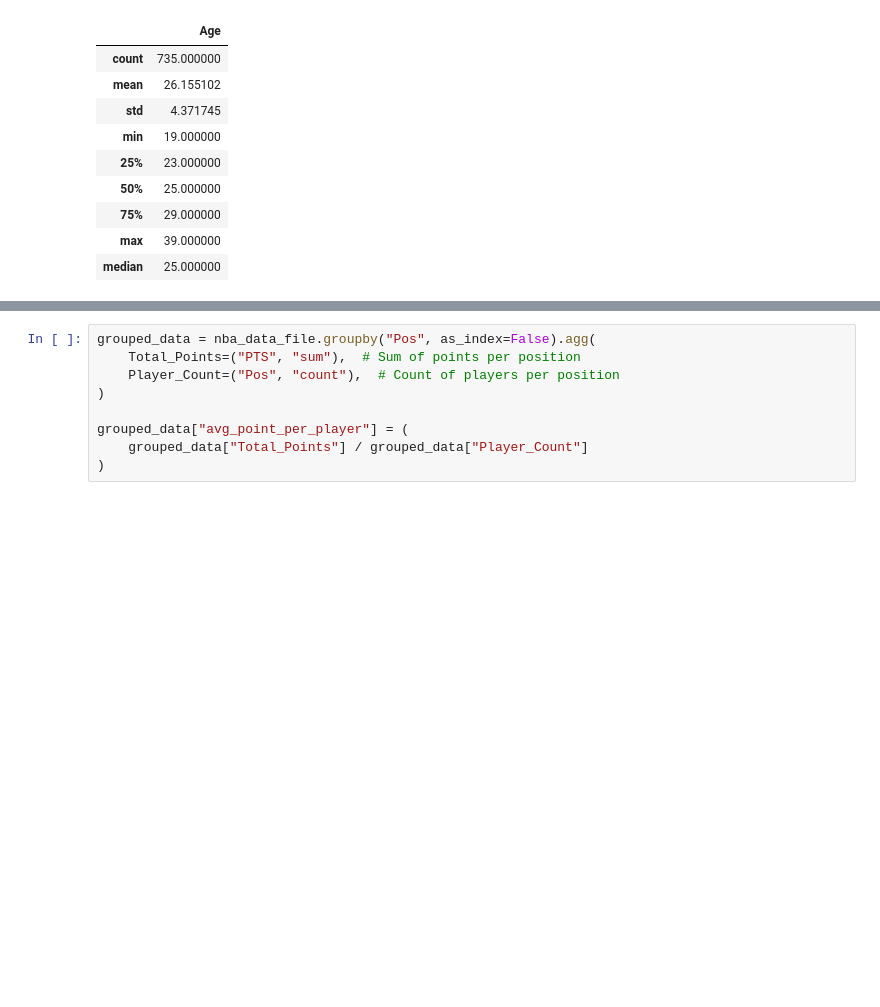
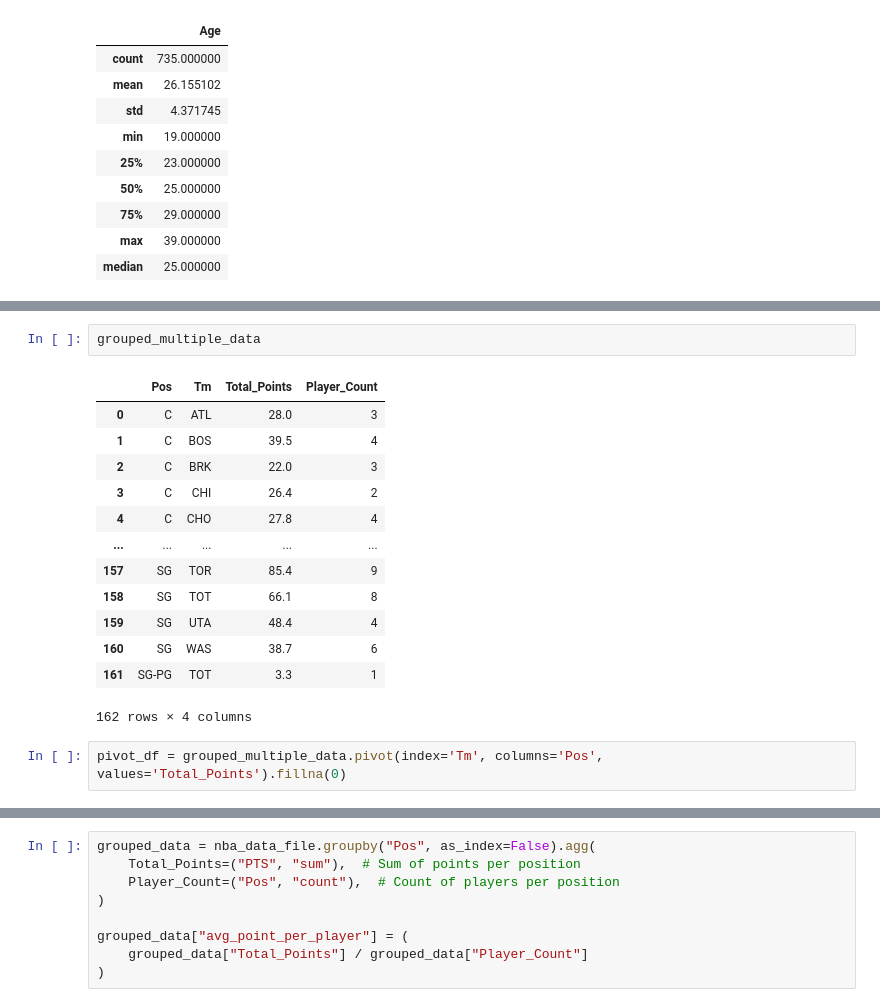
Before and after one commit to nogibjj/Vishesh_Gupta_IDS706_Week9, a Jupyter notebook: main_python_jp.ipynb, the cells around one changed output, grey strips where cells are left out. Cells and saved outputs as stored; diff of their text form; blank space fills up the shorter version.

```diff
--- a/main_python_jp.ipynb
+++ b/main_python_jp.ipynb
@@ -37,0 +59,18 @@ describe_value
+# %%
+grouped_multiple_data
+# %% [output]
+|  | Pos | Tm | Total_Points | Player_Count |
+| 0 | C | ATL | 28.0 | 3 |
+| 1 | C | BOS | 39.5 | 4 |
+| 2 | C | BRK | 22.0 | 3 |
+| 3 | C | CHI | 26.4 | 2 |
+| 4 | C | CHO | 27.8 | 4 |
+| ... | ... | ... | ... | ... |
+| 157 | SG | TOR | 85.4 | 9 |
+| 158 | SG | TOT | 66.1 | 8 |
+| 159 | SG | UTA | 48.4 | 4 |
+| 160 | SG | WAS | 38.7 | 6 |
+| 161 | SG-PG | TOT | 3.3 | 1 |
+162 rows × 4 columns
+# %%
+pivot_df = grouped_multiple_data.pivot(index='Tm', columns='Pos', values='Total_Points').fillna(0)
```
Also changed, not shown: parts of 3 cells of this notebook, 3 other files.
